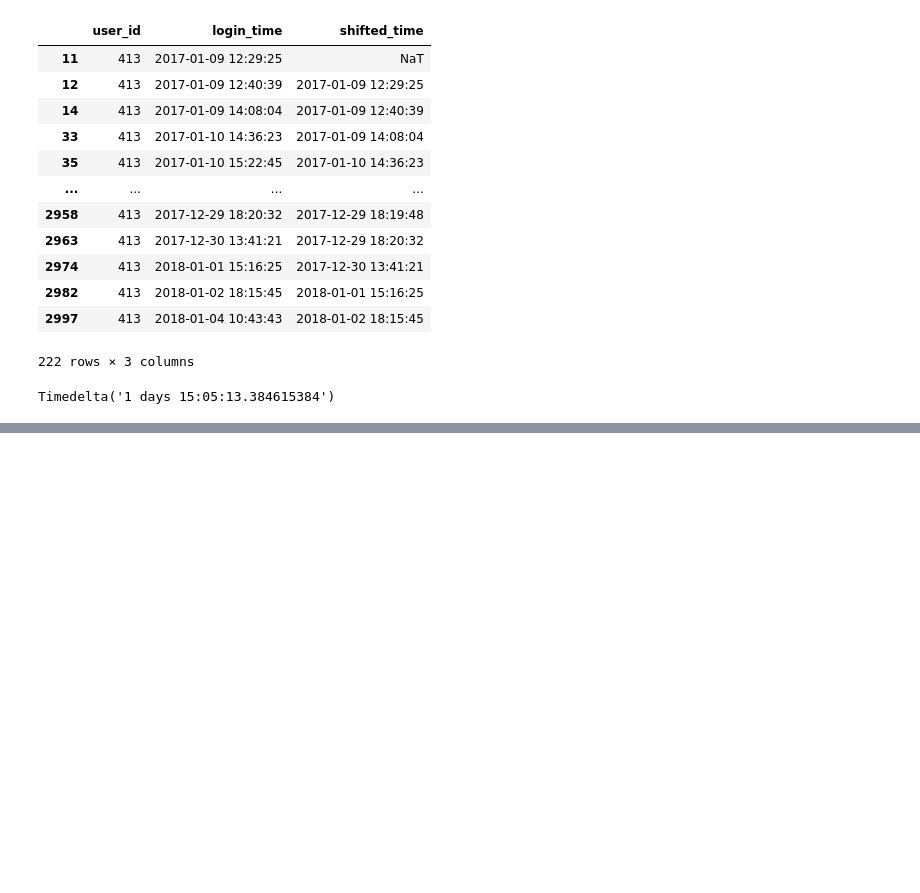
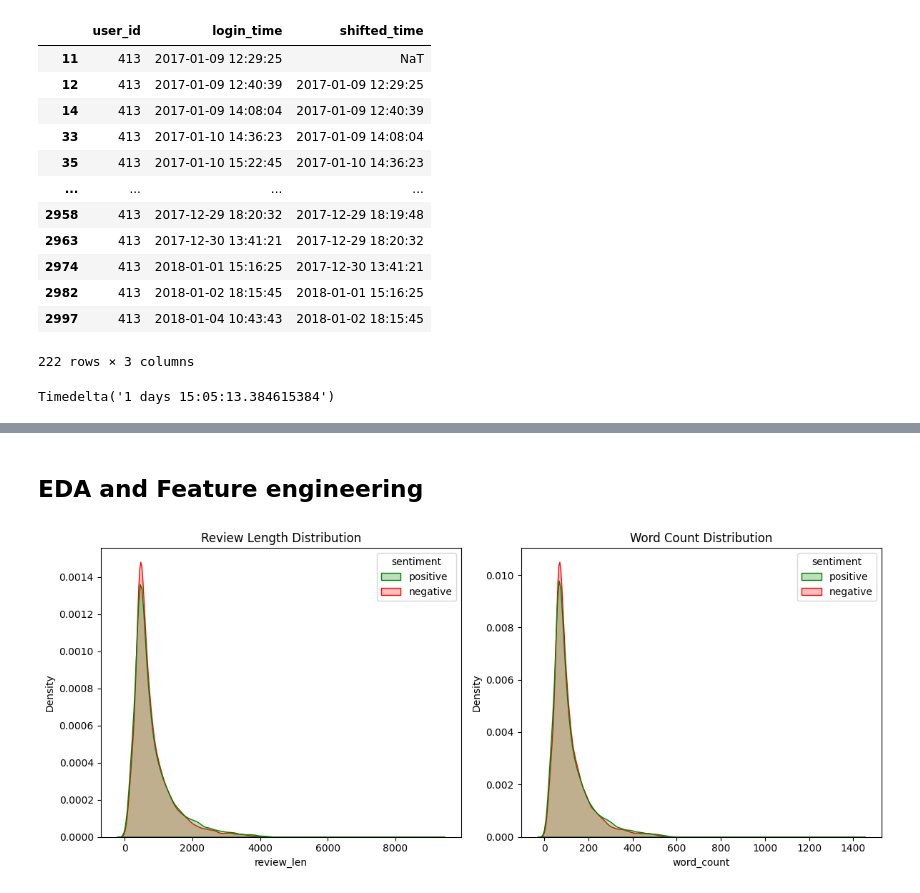
Before and after one commit to Kunalwagh107/n-python-numpy-pandas, a Jupyter notebook: pandas.ipynb, the cells around one changed output, grey strips where cells are left out. Cells and saved outputs as stored; diff of their text form; code cells hidden in the pictures; blank space fills up the shorter version.

Commit message:
use - Text Data

```diff
--- a/pandas.ipynb
+++ b/pandas.ipynb
@@ -4493,0 +4862,4 @@ Timedelta('1 days 15:05:13.384615384')
+# %%
+df['tokenized_review'] = df['tokenized_review'].apply(remove_stopwords)
+# %% [markdown]
+## EDA and Feature engineering
@@ -4493,0 +4872,43 @@ Timedelta('1 days 15:05:13.384615384')
+# %%
+df['review'] = df['tokenized_review'].apply(lambda x : ' '.join(x))
+# %%
+# building feature 1 -> char length
+df['review_len']= df['review'].str.len()
+# %%
+# word len
+df['word_count'] = df['tokenized_review'].apply(len) # <--- applying length to list
+# %%
+import seaborn as sns
+import matplotlib.pyplot as plt
+
+# Create side-by-side subplots
+fig, axes = plt.subplots(1, 2, figsize=(12, 5))
+
+# Left plot — Review Length
+sns.kdeplot(
+    data=df,
+    x='review_len',
+    hue='sentiment',
+    fill=True,
+    common_norm=False,
+    palette={'positive': 'green', 'negative': 'red'},
+    ax=axes[0]
+)
+axes[0].set_title('Review Length Distribution')
+
+# Right plot — Word Count
+sns.kdeplot(
+    data=df,
+    x='word_count',
+    hue='sentiment',
+    fill=True,
+    common_norm=False,
+    palette={'positive': 'green', 'negative': 'red'},
+    ax=axes[1]
+)
+axes[1].set_title('Word Count Distribution')
+
+plt.tight_layout()
+plt.show()
+# %% [output]
+[figure, added]
```
Also changed, not shown: parts of 38 cells of this notebook.
